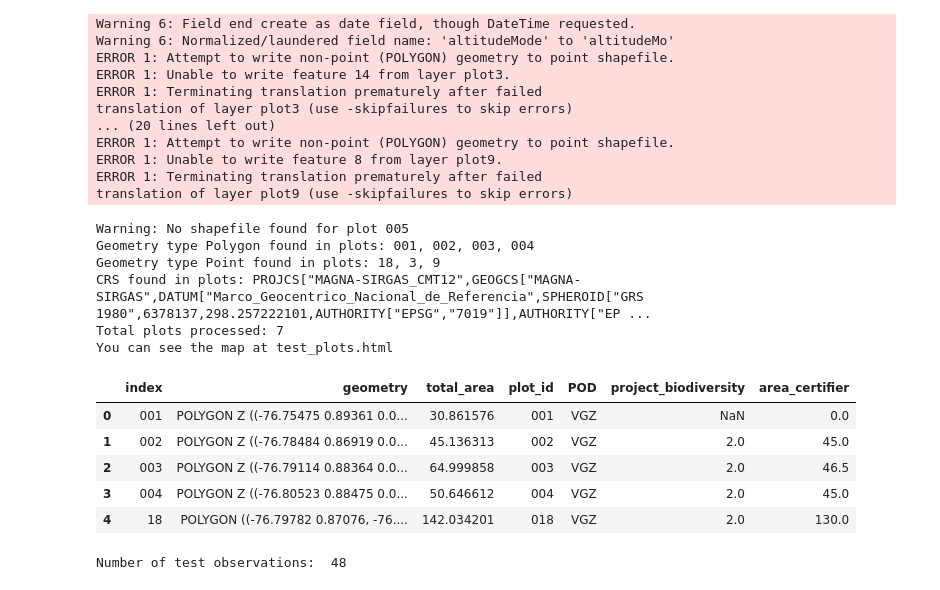
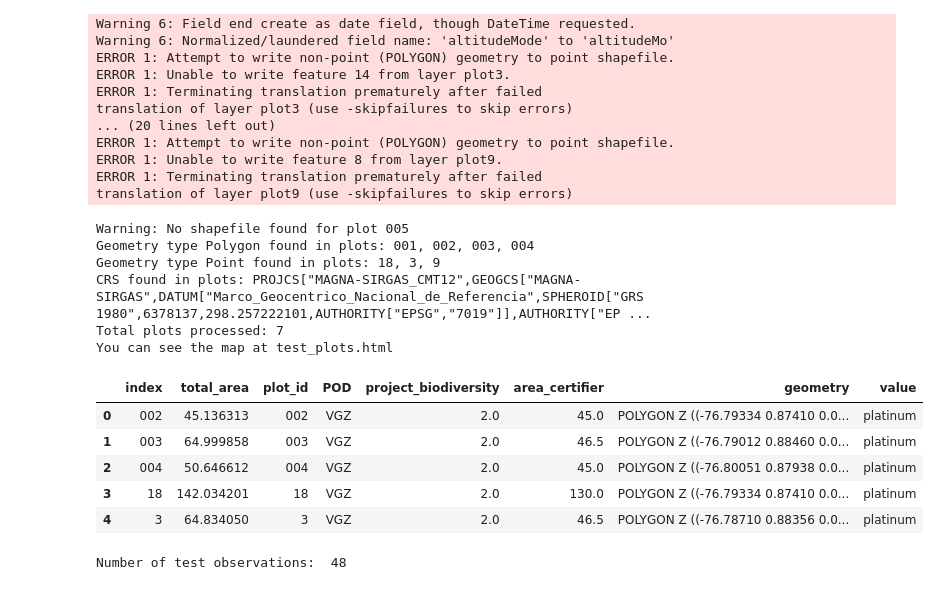
Before and after one commit to savimbo/biocredits-calc, a Jupyter notebook: testing_notebook.ipynb, the cells around one changed output. Cells and saved outputs as stored; diff of their text form; code cells hidden in the pictures.

Commit message:
added value to testing notebook

```diff
--- a/testing_notebook.ipynb
+++ b/testing_notebook.ipynb
@@ -40,29 +40,33 @@ translation of layer plot9 (use -skipfailures to skip errors)
 # %%
 # loading shp files
 shp = load_shp('test_data/SHP/')
 # some preprocessing of shps
 normalized_shapes = normalize_shps(shp)
 plots = shp_to_land(normalized_shapes)
 plots = plots.reset_index()
 plots['plot_id'] = plots['index'].astype(str).str.zfill(3)
 plots = plots.merge(land_metadata, on='plot_id', how='left')
+
+subtypes = load_shp('credit_subtypes/SHP/')
+platinum = subtypes['Tropical Andes']['geometry'][0]
+plots, platinum_gdf = create_value_lands(plots, platinum)
 # creating html map
-plot_land(plots, 'test_plots.html')
+plot_value_lands(plots, platinum_gdf, filename='test_plots_value.html')
 print('You can see the map at test_plots.html')
 plots.head()
 # %% [output]
 Warning: No shapefile found for plot 005
 Geometry type Polygon found in plots: 001, 002, 003, 004
 Geometry type Point found in plots: 18, 3, 9
 CRS found in plots: PROJCS["MAGNA-SIRGAS_CMT12",GEOGCS["MAGNA-SIRGAS",DATUM["Marco_Geocentrico_Nacional_de_Referencia",SPHEROID["GRS 1980",6378137,298.257222101,AUTHORITY["EPSG","7019"]],AUTHORITY["EP ...
 Total plots processed: 7
 You can see the map at test_plots.html
-|  | index | geometry | total_area | plot_id | POD | project_biodiversity | area_certifier |
-| 0 | 001 | POLYGON Z ((-76.75475 0.89361 0.0... | 30.861576 | 001 | VGZ | NaN | 0.0 |
-| 1 | 002 | POLYGON Z ((-76.78484 0.86919 0.0... | 45.136313 | 002 | VGZ | 2.0 | 45.0 |
-| 2 | 003 | POLYGON Z ((-76.79114 0.88364 0.0... | 64.999858 | 003 | VGZ | 2.0 | 46.5 |
-| 3 | 004 | POLYGON Z ((-76.80523 0.88475 0.0... | 50.646612 | 004 | VGZ | 2.0 | 45.0 |
-| 4 | 18 | POLYGON ((-76.79782 0.87076, -76.... | 142.034201 | 018 | VGZ | 2.0 | 130.0 |
+|  | index | total_area | plot_id | POD | project_biodiversity | area_certifier | geometry | value |
+| 0 | 002 | 45.136313 | 002 | VGZ | 2.0 | 45.0 | POLYGON Z ((-76.79334 0.87410 0.0... | platinum |
+| 1 | 003 | 64.999858 | 003 | VGZ | 2.0 | 46.5 | POLYGON Z ((-76.79012 0.88460 0.0... | platinum |
+| 2 | 004 | 50.646612 | 004 | VGZ | 2.0 | 45.0 | POLYGON Z ((-76.80051 0.87938 0.0... | platinum |
+| 3 | 18 | 142.034201 | 18 | VGZ | 2.0 | 130.0 | POLYGON Z ((-76.79334 0.87410 0.0... | platinum |
+| 4 | 3 | 64.834050 | 3 | VGZ | 2.0 | 46.5 | POLYGON Z ((-76.78710 0.88356 0.0... | platinum |
 # %%
 # loading observations
 records = pd.read_csv('test_data/observations.csv')
```
Also changed, not shown: parts of 4 cells of this notebook.
